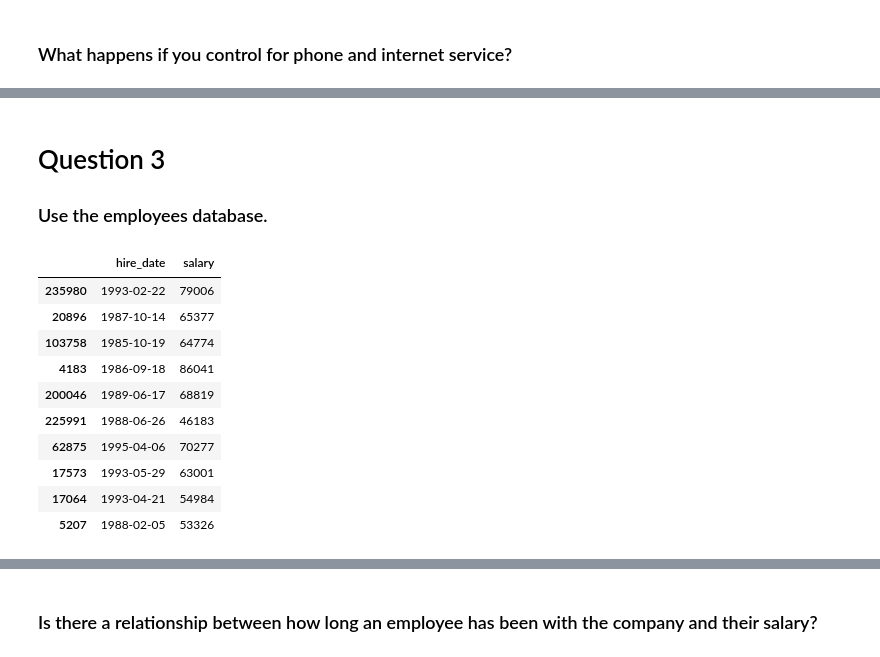
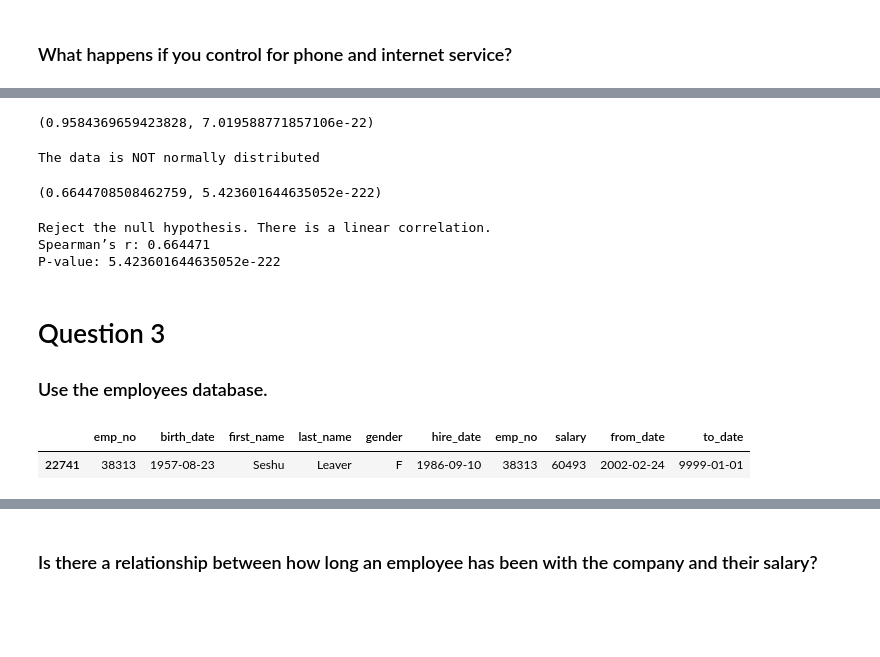
Before and after one commit to Ramiro-Lopez/stats-lessons, a Jupyter notebook: hypothesis_testing.ipynb, the cells around one changed output, grey strips where cells are left out. Drawn from its saved outputs; the diff is of its cells as text; code cells hidden in the pictures; blank space fills up the shorter version.

```diff
--- a/hypothesis_testing.ipynb
+++ b/hypothesis_testing.ipynb
@@ -348,3 +448,25 @@ df_p.sample(10)
+# %%
+r, p = stats.shapiro(phone_df.monthly_charges)
+r, p
+# %% [output]
+(0.9584369659423828, 7.019588771857106e-22)
+# %%
+eval_dist(r, p)
+# %% [output]
+The data is NOT normally distributed
+# %%
+# both are not normally distributed so we will use a spearmans test
+
+sr, sp = stats.spearmanr(phone_df.tenure, phone_df.monthly_charges)
+sr, sp
+# %% [output]
+(0.6644708508462759, 5.423601644635052e-222)
+# %%
+eval_Sresult(sr, sp)
+# %% [output]
+Reject the null hypothesis. There is a linear correlation.
+Spearman’s r: 0.664471
+P-value: 5.423601644635052e-222
 # %% [markdown]
 # Question 3
 
@@ -352,22 +474,13 @@ df_p.sample(10)
 # %%
 employees = get_db_url(env.user, env.password, env.host, 'employees')
 
-query4 = '''SELECT hire_date, salary
+query4 = '''SELECT *
             FROM employees as e
             JOIN salaries as s
             ON e.emp_no = s.emp_no
-            AND s.to_date > now()'''
+            WHERE s.to_date = '9999-01-01';'''
 df_e = pd.read_sql(query4, employees)
-df_e.sample(10)
+df_e.sample(1)
 # %% [output]
-|  | hire_date | salary |
-| 235980 | 1993-02-22 | 79006 |
-| 20896 | 1987-10-14 | 65377 |
-| 103758 | 1985-10-19 | 64774 |
-| 4183 | 1986-09-18 | 86041 |
-| 200046 | 1989-06-17 | 68819 |
-| 225991 | 1988-06-26 | 46183 |
-| 62875 | 1995-04-06 | 70277 |
-| 17573 | 1993-05-29 | 63001 |
-| 17064 | 1993-04-21 | 54984 |
-| 5207 | 1988-02-05 | 53326 |
+|  | emp_no | birth_date | first_name | last_name | gender | hire_date | emp_no | salary | from_date | to_date |
+| 22741 | 38313 | 1957-08-23 | Seshu | Leaver | F | 1986-09-10 | 38313 | 60493 | 2002-02-24 | 9999-01-01 |
```
Also changed, not shown: parts of 166 cells of this notebook.
